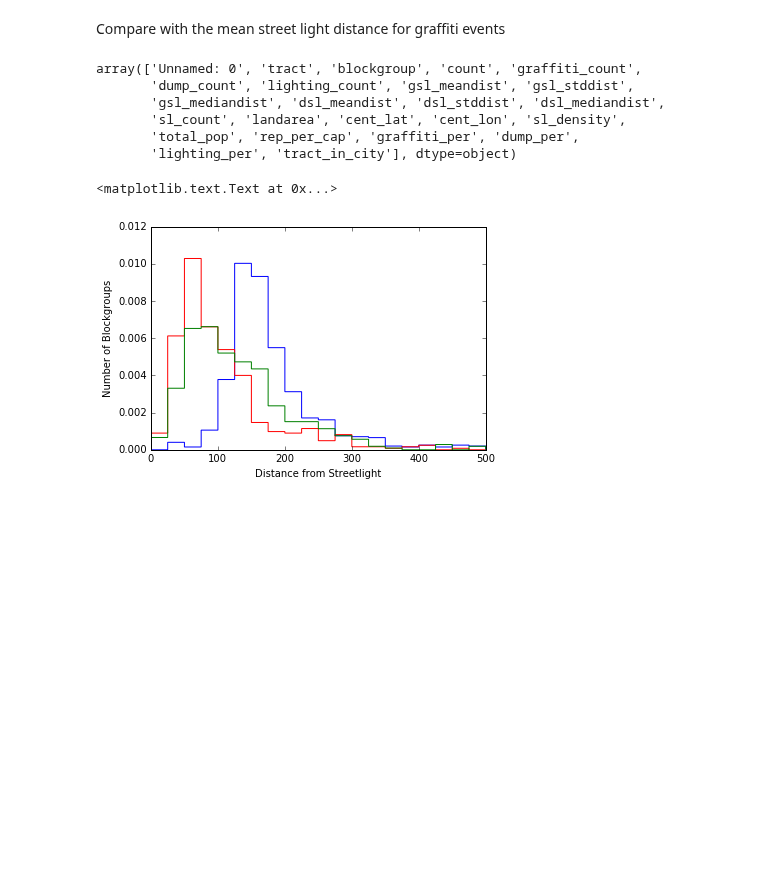
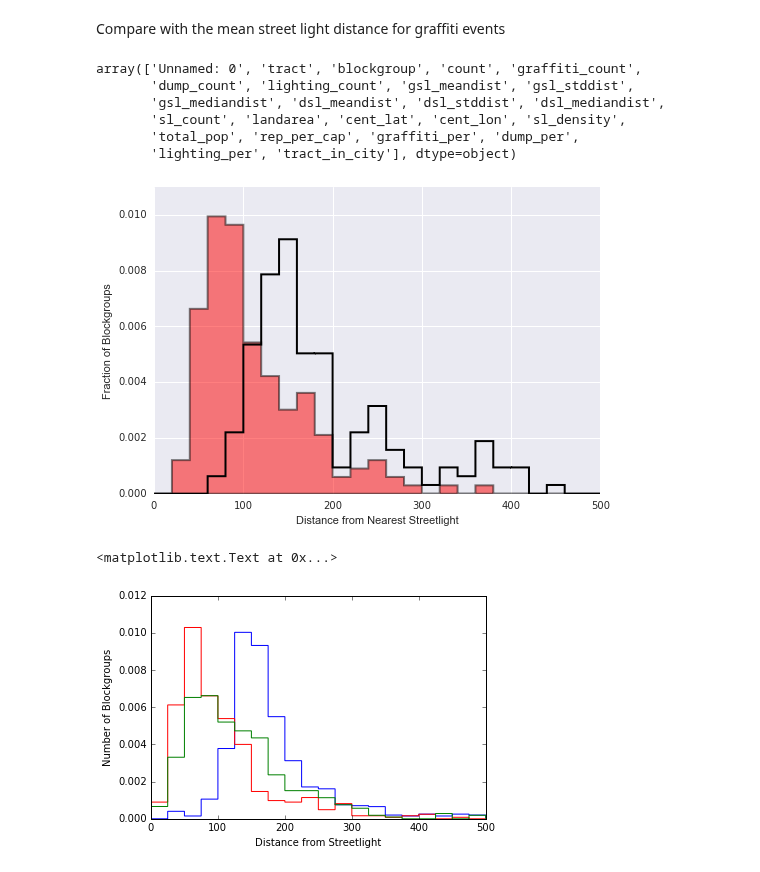
Before and after one commit to katiesch/insight2016, a Jupyter notebook: streetlight_density.ipynb, the cells around one changed output. Saved outputs shown, nothing was run; the diff lists cells and outputs as text; code cells hidden in the pictures; blank space fills up the shorter version.

```diff
--- a/streetlight_density.ipynb
+++ b/streetlight_density.ipynb
@@ -335,3 +332,5 @@ sdcounty[['tract', 'blockgroup', 'sl_minidist_mean', 'sl_minidist_std',
+# %%
+sdcounty = pd.read_csv('output_files/sdcounty_sldistance.csv')
 # %% [markdown]
 Compare with the mean street light distance for graffiti events
 # %%
@@ -352,6 +351,20 @@ puker = pd.merge(barf[['tract', 'blockgroup', 'gsl_meandist', 'gsl_stddist',
                  sdcounty[['tract', 'blockgroup', 'sl_minidist_mean', 'sl_minidist_std',
                           'sl_minidist_median']],
                 on=['tract', 'blockgroup'], how='left')
+# %%
+a = plt.hist(puker.loc[np.where(barf['graffiti_per']>0.25)[0], 'gsl_meandist'], bins=25,
+             range=[0.1, 500], histtype='stepfilled', alpha=0.5, color='r',
+             lw=2, normed=True)
+b = plt.hist(puker.loc[np.where(barf['graffiti_per']>0.25)[0], 'sl_minidist_mean'], bins=25, range=[0.1, 500], histtype='step', color='k',
+             lw=2, normed=True)
+plt.xlabel('Distance from Nearest Streetlight')
+plt.ylabel('Fraction of Blockgroups')
+plt.ylim(0,0.011)
+plt.minorticks_on()
+
+#plt.savefig('output_figures/sl_mindist_gper25.png', bbox_inches='tight')
+# %% [output]
+[figure, added]
 # %%
 plt.hist(puker.loc[np.where(puker['tract_in_city']==1.0)[0], 'sl_minidist_median'],
              bins=20, range=[0,500], histtype='step', color='b', normed=True)
```
Also changed, not shown: parts of 20 cells of this notebook, 1 other file.
